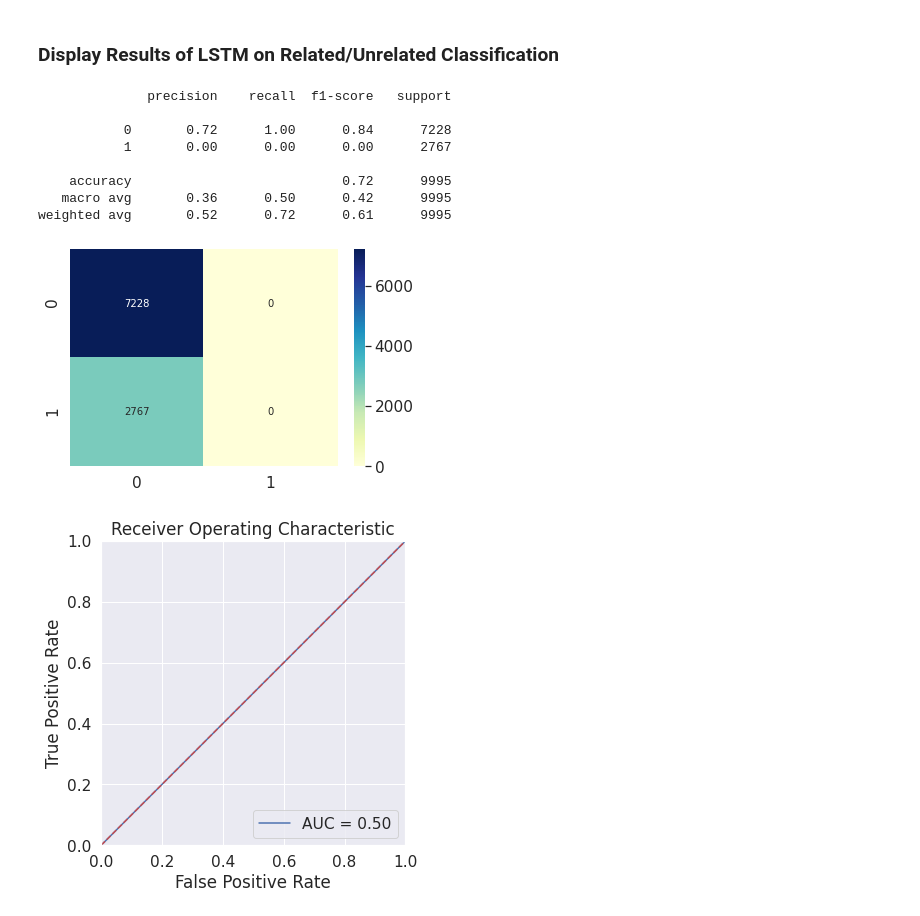
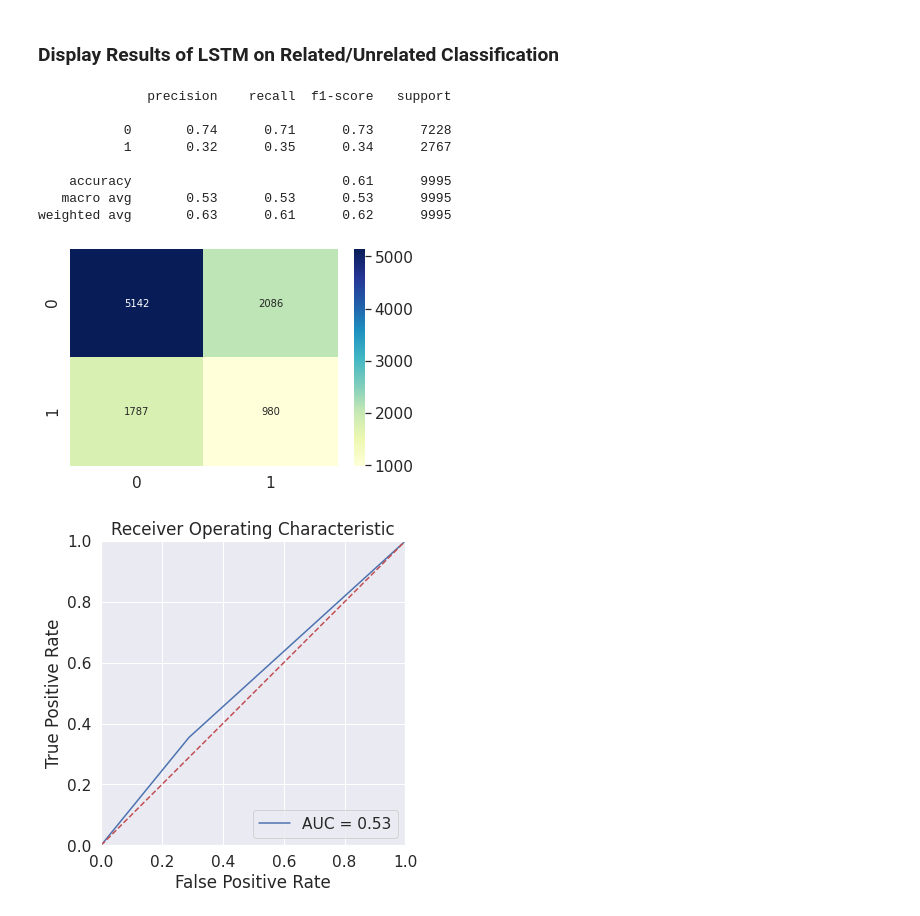
Before and after one commit to FaiZaman/Fake-News-Detection-with-Natural-Language-Processing, a Jupyter notebook: Fake_News_Challenge_Classifier.ipynb, the cells around one changed output. Cells and saved outputs as stored; diff of their text form; code cells hidden in the pictures.

Commit message:
Changed BERT-LSTM slightly and added class weightings to predict more related

```diff
--- a/Fake_News_Challenge_Classifier.ipynb
+++ b/Fake_News_Challenge_Classifier.ipynb
@@ -385,7 +385,7 @@ None
 #### Train the MLP
 # %%
 batch_size = 32
-MLP.fit(tfidf_train, y_train, batch_size=batch_size,
+tfidf_MLP.fit(tfidf_train, y_train, batch_size=batch_size,
         epochs=5, validation_data=(tfidf_val, y_val),
         steps_per_epoch=tfidf_train.shape[0]/batch_size)
 # %% [output]
@@ -419,20 +419,21 @@ weighted avg       0.97      0.97      0.97      9995
 # %% [markdown]
 ### Train a Long Short Term Memory (LSTM) model on BERT Embeddings
 # %%
-# The shape is wrong!  (None, 1, 39977, 768) is not correct. What does each dimension represent?
-# https://stackoverflow.com/questions/54416322/expected-ndim-3-found-ndim-2 useful
-#trainX = np.reshape(bert_train, (1, bert_train.shape[0], 768))
-#print(trainX.shape)
+# https://stackoverflow.com/questions/62281260/how-to-use-cnn-and-lstm-for-nlp-with-bert-embeddings
+from keras.layers import LeakyReLU
 
-new_bert_train = bert_train.reshape(-1, 768, 1)
-new_bert_val = bert_val.reshape(-1, 768, 1)
-print(new_bert_train.shape)
+reshaped_bert_train = bert_train.reshape(-1, 768, 1)
+reshaped_bert_val = bert_val.reshape(-1, 768, 1)
 
 bert_LSTM = Sequential()
-bert_LSTM.add(LSTM(units=32, input_shape=(768, 1)))
+bert_LSTM.add(LSTM(units=64, input_shape=(768, 1)))
+#bert_LSTM.add(LSTM(units=32))
 bert_LSTM.add(Dense(64, activation='relu'))
-bert_LSTM.add(Dense(64, activation='relu'))
+bert_LSTM.add(LeakyReLU(alpha=0.05))
+bert_LSTM.add(Dense(32, activation='relu'))
+bert_LSTM.add(LeakyReLU(alpha=0.05))
 bert_LSTM.add(Dense(1, activation='sigmoid'))
+
 bert_LSTM.compile(optimizer='adam',
             loss='binary_crossentropy',
             metrics=['accuracy'])
@@ -457,8 +461,3 @@ Non-trainable params: 0
 _________________________________________________________________
 # %% [markdown]
 ### Train the LSTM
-# %%
-batch_size = 32
-bert_LSTM.fit(new_bert_train, y_train, batch_size=batch_size,
-          epochs=50, validation_data=(new_bert_val, y_val),
-          steps_per_epoch=bert_train.shape[1]/batch_size)
@@ -483,0 +464,16 @@ Epoch 50/50
+# %%
+batch_size = 32
+
+unrelated, related = np.bincount(total_data['Relevance'])
+total = unrelated + related
+
+# https://www.tensorflow.org/tutorials/structured_data/imbalanced_data
+
+weight_for_0 = (1 / unrelated)*(total)/2.0
+weight_for_1 = (1 / related)*(total)/2.0
+
+weight = {0: weight_for_0, 1: weight_for_1}
+
+history = bert_LSTM.fit(reshaped_bert_train, y_train, batch_size=batch_size,
+                        epochs=200, validation_data=(reshaped_bert_val, y_val),
+                        steps_per_epoch=bert_train.shape[1]/batch_size, class_weight=weight)
@@ -484,16 +498,16 @@ Epoch 50/50
 # %% [markdown]
 ### Display Results of LSTM on Related/Unrelated Classification
 # %%
-y_pred = (bert_LSTM.predict(new_bert_val) > 0.5).astype("int32")
+y_pred = (bert_LSTM.predict(reshaped_bert_val) > 0.5).astype("int32")
 display_results(y_pred, y_val)
 # %% [output]
               precision    recall  f1-score   support
 
-           0       0.72      1.00      0.84      7228
-           1       0.00      0.00      0.00      2767
+           0       0.74      0.71      0.73      7228
+           1       0.32      0.35      0.34      2767
 
-    accuracy                           0.72      9995
-   macro avg       0.36      0.50      0.42      9995
-weighted avg       0.52      0.72      0.61      9995
+    accuracy                           0.61      9995
+   macro avg       0.53      0.53      0.53      9995
+weighted avg       0.63      0.61      0.62      9995
-[figure, old version]
+[figure, new version]
-[figure, old version]
+[figure, new version]
```
Also changed, not shown: parts of 8 cells of this notebook.
